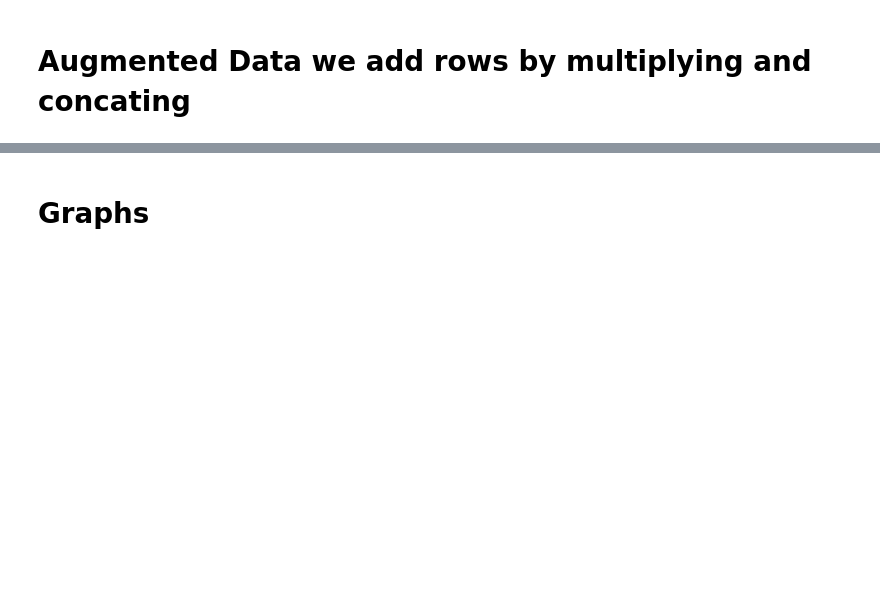
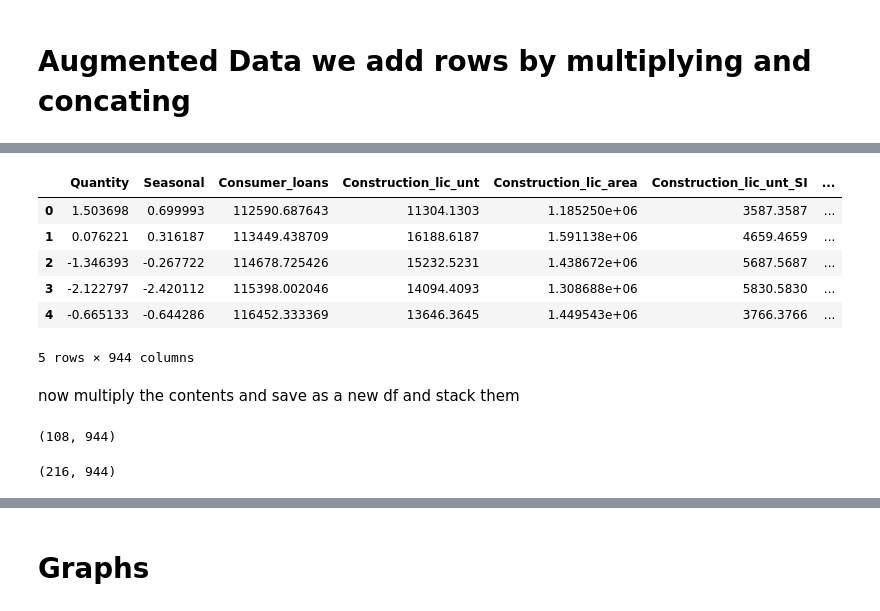
Before and after one commit to JF11579/Adelphi, a Jupyter notebook: Sprint_5_3.ipynb, the cells around one changed output, grey strips where cells are left out. Saved outputs shown, nothing was run; the diff lists cells and outputs as text; code cells hidden in the pictures; blank space fills up the shorter version.

```diff
--- a/Sprint_5_3.ipynb
+++ b/Sprint_5_3.ipynb
@@ -552,0 +749,20 @@ Root Mean Squared Error: 0.5402827225482071
+# %%
+one = AUGMENTED_data*1.0001
+# %%
+one.head()
+# %% [output]
+|  | Quantity | Seasonal | Consumer_loans | Construction_lic_unt | Construction_lic_area | Construction_lic_unt_SI | ... |
+| 0 | 1.503698 | 0.699993 | 112590.687643 | 11304.1303 | 1.185250e+06 | 3587.3587 | ... |
+| 1 | 0.076221 | 0.316187 | 113449.438709 | 16188.6187 | 1.591138e+06 | 4659.4659 | ... |
+| 2 | -1.346393 | -0.267722 | 114678.725426 | 15232.5231 | 1.438672e+06 | 5687.5687 | ... |
+| 3 | -2.122797 | -2.420112 | 115398.002046 | 14094.4093 | 1.308688e+06 | 5830.5830 | ... |
+| 4 | -0.665133 | -0.644286 | 116452.333369 | 13646.3645 | 1.449543e+06 | 3766.3766 | ... |
+5 rows × 944 columns
+# %% [markdown]
+now multiply the contents and save as a new df and stack them
+# %%
+frames = [one, AUGMENTED_data]
+concated_data = pd.concat(frames)
+concated_data.shape
+# %% [output]
+(108, 944)
@@ -552,0 +771,6 @@ Root Mean Squared Error: 0.5402827225482071
+# %%
+frames = [two, concated_data]
+concated_data = pd.concat(frames)
+concated_data.shape
+# %% [output]
+(216, 944)
```
Also changed, not shown: parts of 27 cells of this notebook.
